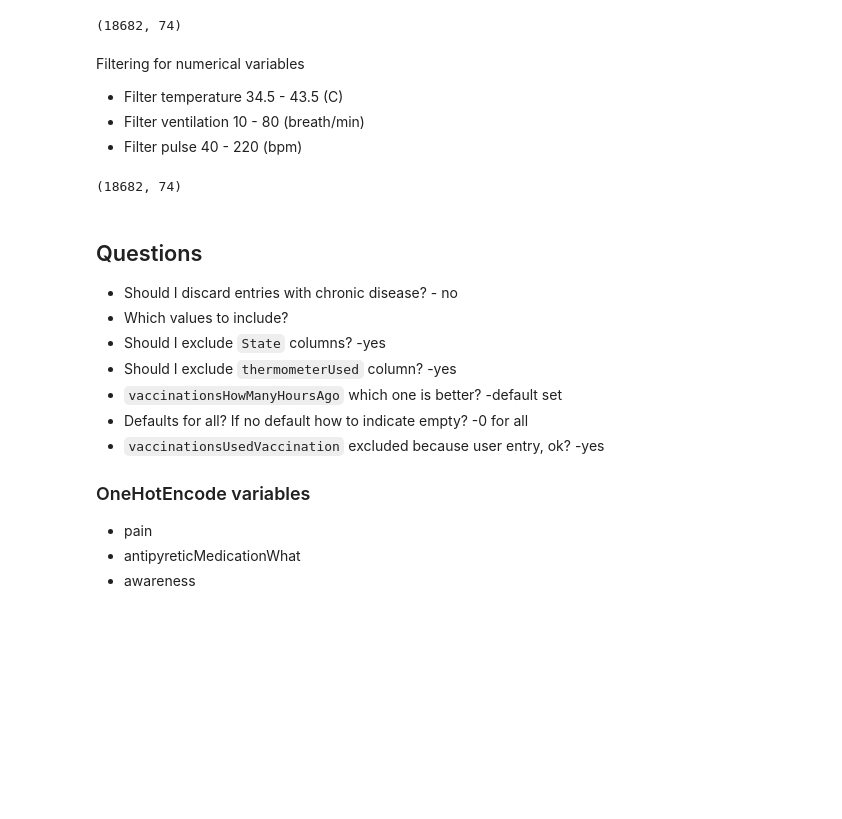
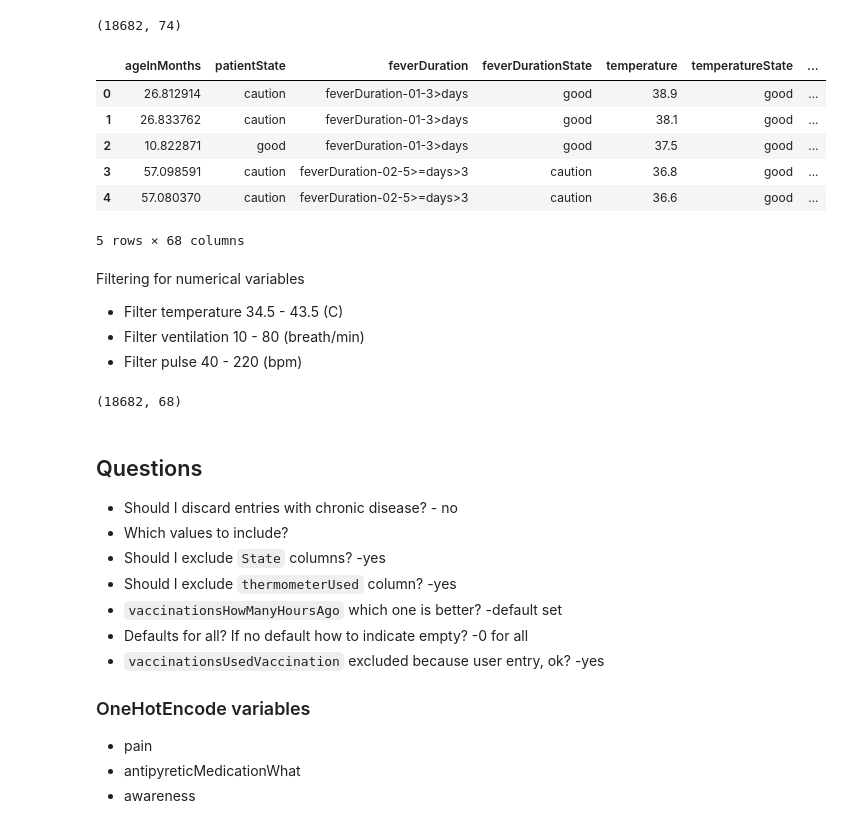
Before and after one commit to janoshr/ffa-model, a Jupyter notebook: preprocess.ipynb, the cells around one changed output. Cells and saved outputs as stored; diff of their text form; code cells hidden in the pictures; blank space fills up the shorter version.

```diff
--- a/preprocess.ipynb
+++ b/preprocess.ipynb
@@ -29,6 +29,27 @@ df.shape
 # %% [output]
 The dataset has 18682 entries and 74 columns
 (18682, 74)
+# %%
+# Dropping irrelevant or unused fields
+droppables = [
+    'userId',
+    'id',
+    'illnessId',
+    'patientId',
+    'timestampOfCreation',
+    'timestampOfCreationOnDevice',
+]
+df = df.drop(columns=droppables)
+
+df.head()
+# %% [output]
+|  | ageInMonths | patientState | feverDuration | feverDurationState | temperature | temperatureState | ... |
+| 0 | 26.812914 | caution | feverDuration-01-3>days | good | 38.9 | good | ... |
+| 1 | 26.833762 | caution | feverDuration-01-3>days | good | 38.1 | good | ... |
+| 2 | 10.822871 | good | feverDuration-01-3>days | good | 37.5 | good | ... |
+| 3 | 57.098591 | caution | feverDuration-02-5>=days>3 | caution | 36.8 | good | ... |
+| 4 | 57.080370 | caution | feverDuration-02-5>=days>3 | caution | 36.6 | good | ... |
+5 rows × 68 columns
 # %% [markdown]
 Filtering for numerical variables
 
@@ -48,7 +69,7 @@ def set_boundaries(dataset):
 df3 = df.copy()
 df3.shape
 # %% [output]
-(18682, 74)
+(18682, 68)
 # %%
 ordinal_categories = {
     'antibiotics': {
```
Also changed, not shown: parts of 4 cells of this notebook, 3 other files.
